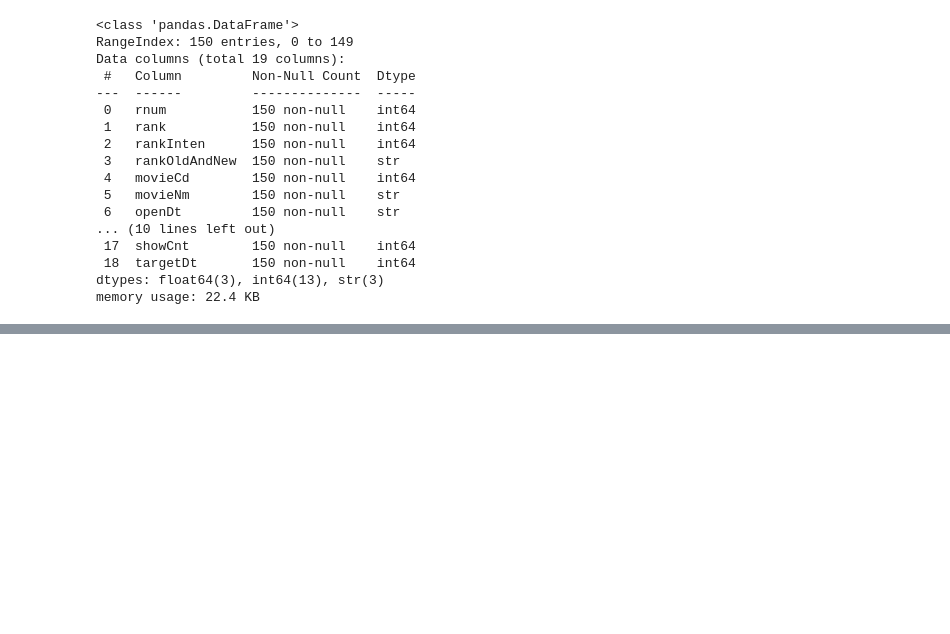
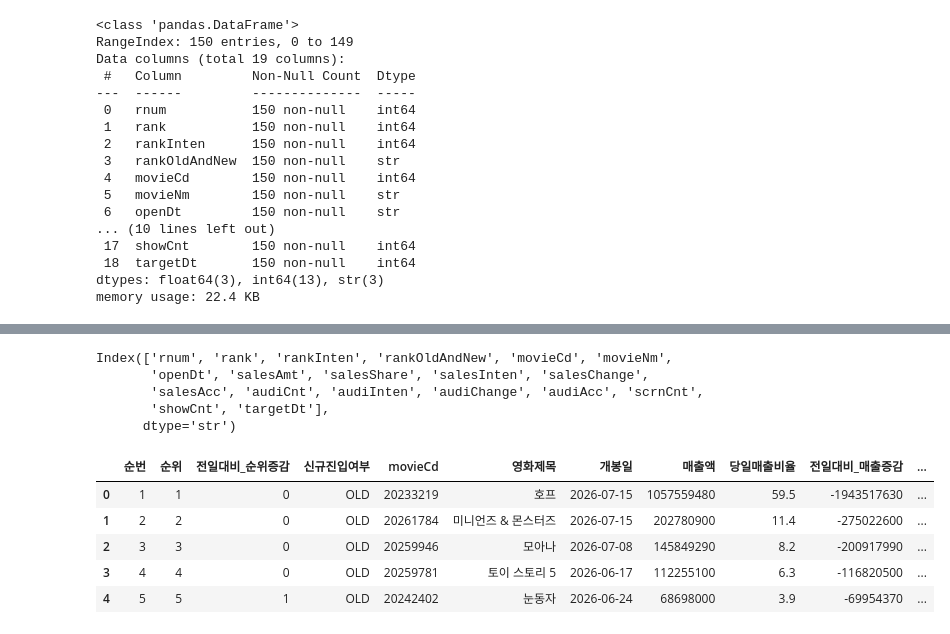
Before and after one commit to kkw5389-collab/sprint_mission16, a Jupyter notebook: notebooks/analysis.ipynb, the cells around one changed output, grey strips where cells are left out. Drawn from its saved outputs; the diff is of its cells as text; code cells hidden in the pictures; blank space fills up the shorter version.

```diff
--- a/notebooks/analysis.ipynb
+++ b/notebooks/analysis.ipynb
@@ -194,0 +223,23 @@ memory usage: 22.4 KB
+# %%
+df_kobis.columns
+# %% [output]
+Index(['rnum', 'rank', 'rankInten', 'rankOldAndNew', 'movieCd', 'movieNm',
+       'openDt', 'salesAmt', 'salesShare', 'salesInten', 'salesChange',
+       'salesAcc', 'audiCnt', 'audiInten', 'audiChange', 'audiAcc', 'scrnCnt',
+       'showCnt', 'targetDt'],
+      dtype='str')
+# %%
+col_rename = {'rnum':"순번", 'rank':"순위", 'rankInten':'전일대비_순위증감', 'rankOldAndNew':'신규진입여부', 'movieNm':'영화제목',
+       'openDt':'개봉일', 'salesAmt':'매출액', 'salesShare':'당일매출비율', 'salesInten':'전일대비_매출증감', 'salesChange':'전일대비_매출액_증감비율',
+       'salesAcc':'누적매출액', 'audiCnt':'당일관객수', 'audiInten':'전일대비_관객증감', 'audiChange':'전일대비_관객증감비율', 'audiAcc':'누적관객수', 'scrnCnt':'당일스크린수',
+       }
+
+df_kobis = df_kobis.rename(columns=col_rename)
+df_kobis.head()
+# %% [output]
+|  | 순번 | 순위 | 전일대비_순위증감 | 신규진입여부 | movieCd | 영화제목 | 개봉일 | 매출액 | 당일매출비율 | 전일대비_매출증감 | ... |
+| 0 | 1 | 1 | 0 | OLD | 20233219 | 호프 | 2026-07-15 | 1057559480 | 59.5 | -1943517630 | ... |
+| 1 | 2 | 2 | 0 | OLD | 20261784 | 미니언즈 & 몬스터즈 | 2026-07-15 | 202780900 | 11.4 | -275022600 | ... |
+| 2 | 3 | 3 | 0 | OLD | 20259946 | 모아나 | 2026-07-08 | 145849290 | 8.2 | -200917990 | ... |
+| 3 | 4 | 4 | 0 | OLD | 20259781 | 토이 스토리 5 | 2026-06-17 | 112255100 | 6.3 | -116820500 | ... |
+| 4 | 5 | 5 | 1 | OLD | 20242402 | 눈동자 | 2026-06-24 | 68698000 | 3.9 | -69954370 | ... |
```
Also changed, not shown: parts of 6 cells of this notebook.
